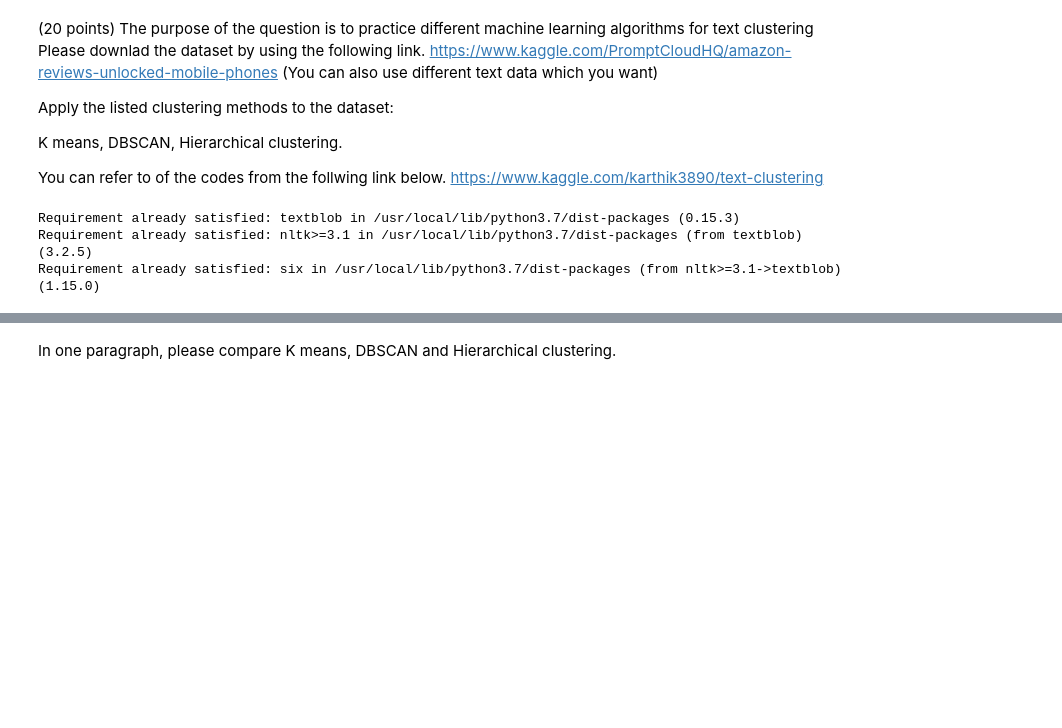
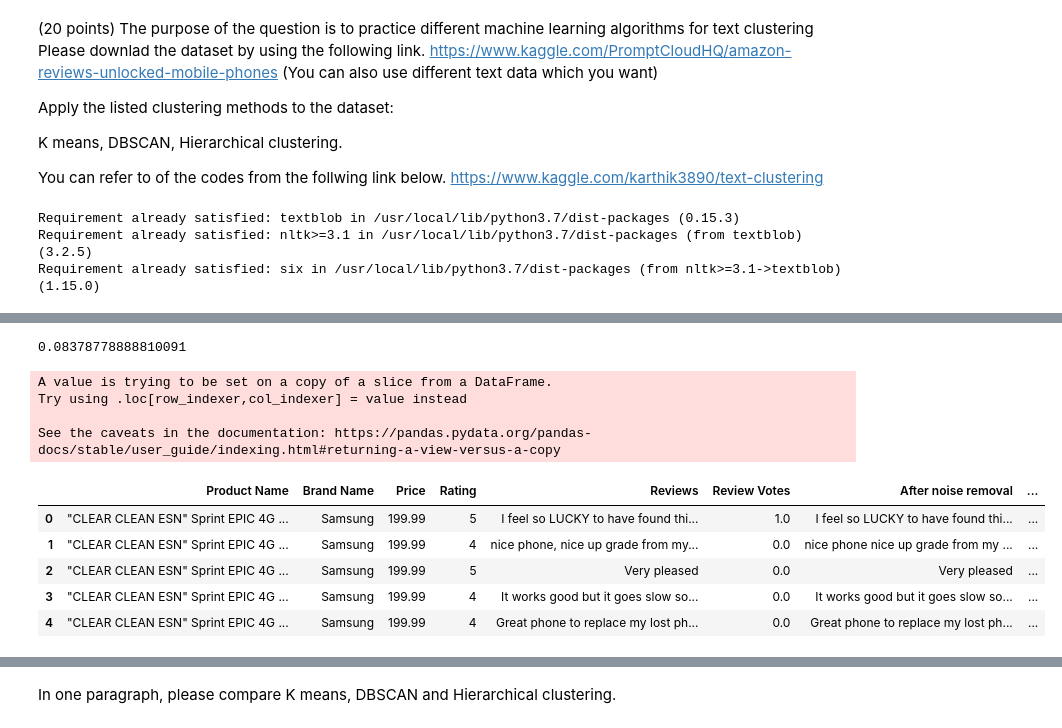
Before and after one commit to krishnavikas-7/INFO-5731, a Jupyter notebook: In_class_exercise_05_1_vikas.ipynb, the cells around one changed output, grey strips where cells are left out. Cells and saved outputs as stored; diff of their text form; code cells hidden in the pictures; blank space fills up the shorter version.

```diff
--- a/In_class_exercise_05_1_vikas.ipynb
+++ b/In_class_exercise_05_1_vikas.ipynb
@@ -372,0 +396,21 @@ hcdf.groupby(['AVG-W2V Clus Label'])['Reviews'].count()
+# %%
+from sklearn import metrics
+silhouette_score_tf = metrics.silhouette_score(tfidf, labels_tf, metric='euclidean')
+silhouette_score_tf
+# %% [output]
+0.08378778888810091
+# %%
+df1 = cluster_df
+df1['Tfidf Clus Label'] = model_tf.labels_
+df1.head(5)
+# %% [output]
+A value is trying to be set on a copy of a slice from a DataFrame.
+Try using .loc[row_indexer,col_indexer] = value instead
+
+See the caveats in the documentation: https://pandas.pydata.org/pandas-docs/stable/user_guide/indexing.html#returning-a-view-versus-a-copy
+|  | Product Name | Brand Name | Price | Rating | Reviews | Review Votes | After noise removal | ... |
+| 0 | "CLEAR CLEAN ESN" Sprint EPIC 4G ... | Samsung | 199.99 | 5 | I feel so LUCKY to have found thi... | 1.0 | I feel so LUCKY to have found thi... | ... |
+| 1 | "CLEAR CLEAN ESN" Sprint EPIC 4G ... | Samsung | 199.99 | 4 | nice phone, nice up grade from my... | 0.0 | nice phone nice up grade from my ... | ... |
+| 2 | "CLEAR CLEAN ESN" Sprint EPIC 4G ... | Samsung | 199.99 | 5 | Very pleased | 0.0 | Very pleased | ... |
+| 3 | "CLEAR CLEAN ESN" Sprint EPIC 4G ... | Samsung | 199.99 | 4 | It works good but it goes slow so... | 0.0 | It works good but it goes slow so... | ... |
+| 4 | "CLEAR CLEAN ESN" Sprint EPIC 4G ... | Samsung | 199.99 | 4 | Great phone to replace my lost ph... | 0.0 | Great phone to replace my lost ph... | ... |
```
Also changed, not shown: parts of 50 cells of this notebook.
